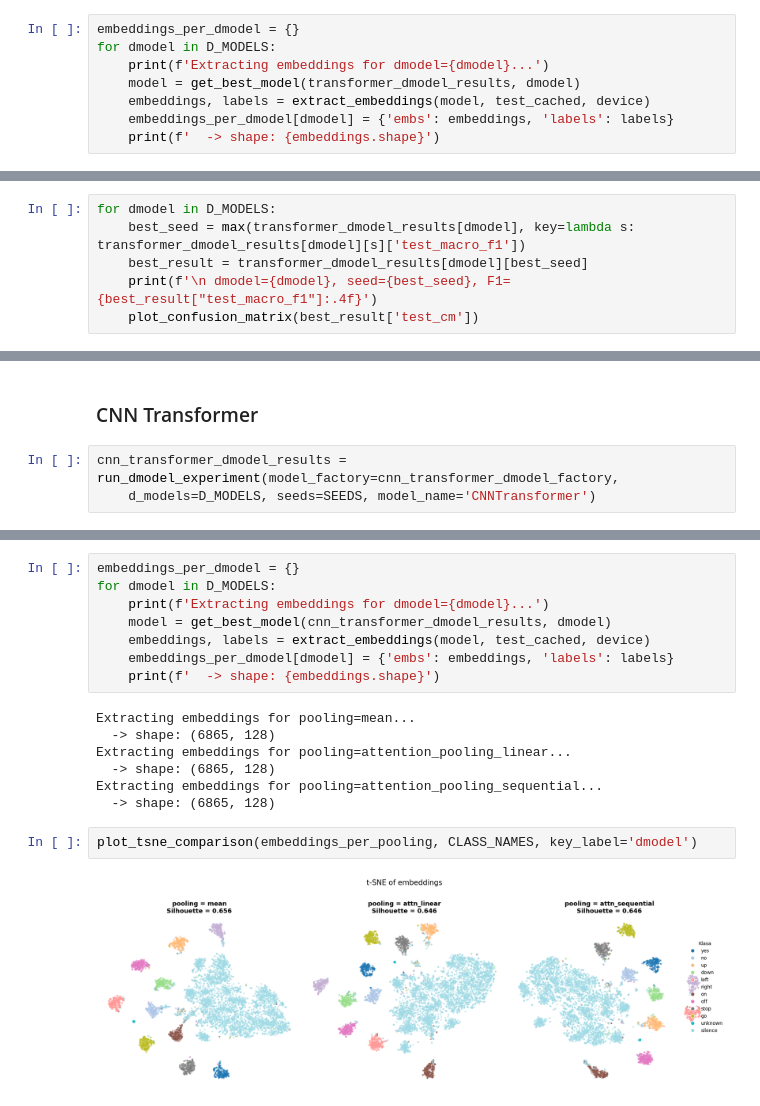
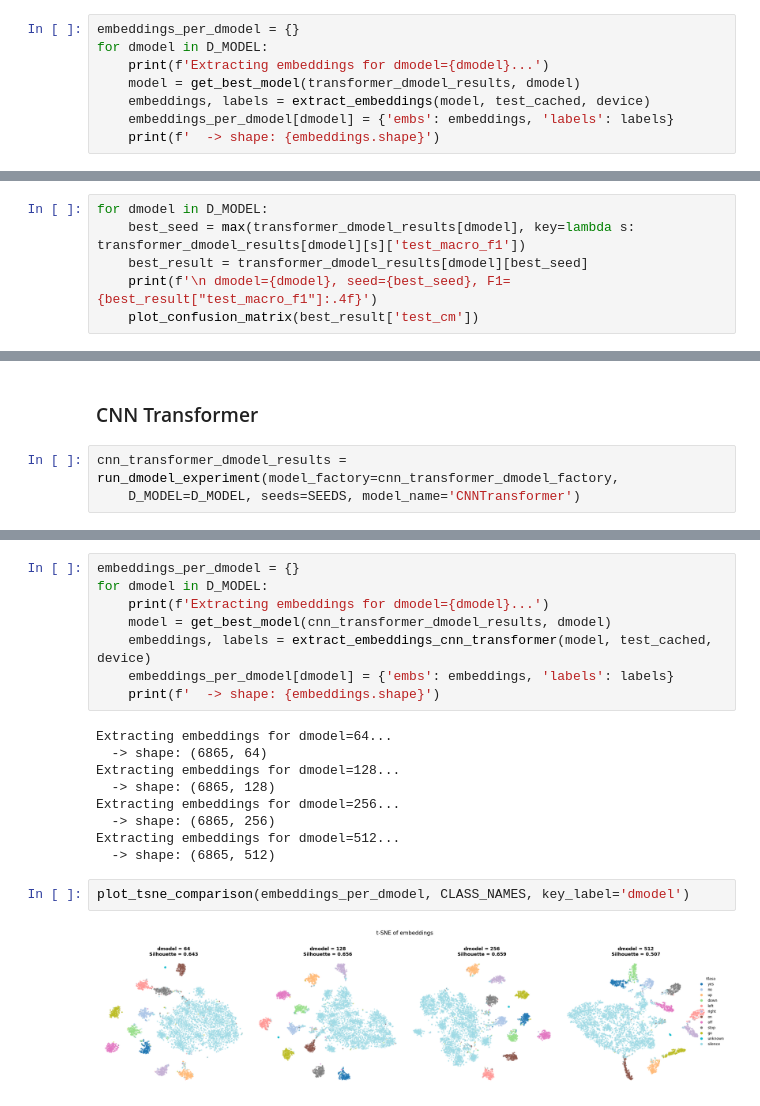
Before and after one commit to sienkozuzanna/transformers-speech-recognition, a Jupyter notebook: experiments/transformer_architecture/embeddings_dimensions.ipynb, the cells around one changed output, grey strips where cells are left out. Saved outputs shown, nothing was run; the diff lists cells and outputs as text.

Commit message:
d_model experiments

```diff
--- a/experiments/transformer_architecture/embeddings_dimension.ipynb
+++ b/experiments/transformer_architecture/embeddings_dimensions.ipynb
@@ -905,7 +178,7 @@ plot_metrics_comparison(summary_df, title='Transformer — D_model Comparison')
 [figure]
 # %%
 embeddings_per_dmodel = {}
-for dmodel in D_MODELS:
+for dmodel in D_MODEL:
     print(f'Extracting embeddings for dmodel={dmodel}...')
     model = get_best_model(transformer_dmodel_results, dmodel)
     embeddings, labels = extract_embeddings(model, test_cached, device)
@@ -925,7 +198,7 @@ plot_tsne_comparison(embeddings_per_dmodel, CLASS_NAMES, key_label='dmodel')
 # %% [output]
 [figure]
 # %%
-for dmodel in D_MODELS:
+for dmodel in D_MODEL:
     best_seed = max(transformer_dmodel_results[dmodel], key=lambda s: transformer_dmodel_results[dmodel][s]['test_macro_f1'])
     best_result = transformer_dmodel_results[dmodel][best_seed]
     print(f'\n dmodel={dmodel}, seed={best_seed}, F1={best_result["test_macro_f1"]:.4f}')
@@ -943,4 +216,4 @@ for dmodel in D_MODELS:
 ### CNN Transformer
 # %%
 cnn_transformer_dmodel_results = run_dmodel_experiment(model_factory=cnn_transformer_dmodel_factory,
-    d_models=D_MODELS, seeds=SEEDS, model_name='CNNTransformer')
+    D_MODEL=D_MODEL, seeds=SEEDS, model_name='CNNTransformer')
@@ -971,20 +264,22 @@ plot_metrics_comparison(summary_df, title='CNN Transformer — D_model Compariso
 # %%
 embeddings_per_dmodel = {}
-for dmodel in D_MODELS:
+for dmodel in D_MODEL:
     print(f'Extracting embeddings for dmodel={dmodel}...')
     model = get_best_model(cnn_transformer_dmodel_results, dmodel)
-    embeddings, labels = extract_embeddings(model, test_cached, device)
+    embeddings, labels = extract_embeddings_cnn_transformer(model, test_cached, device)
     embeddings_per_dmodel[dmodel] = {'embs': embeddings, 'labels': labels}
     print(f'  -> shape: {embeddings.shape}')
 # %% [output]
-Extracting embeddings for pooling=mean...
+Extracting embeddings for dmodel=64...
+  -> shape: (6865, 64)
+Extracting embeddings for dmodel=128...
   -> shape: (6865, 128)
-Extracting embeddings for pooling=attention_pooling_linear...
-  -> shape: (6865, 128)
-Extracting embeddings for pooling=attention_pooling_sequential...
-  -> shape: (6865, 128)
+Extracting embeddings for dmodel=256...
+  -> shape: (6865, 256)
+Extracting embeddings for dmodel=512...
+  -> shape: (6865, 512)
 # %%
-plot_tsne_comparison(embeddings_per_pooling, CLASS_NAMES, key_label='dmodel')
+plot_tsne_comparison(embeddings_per_dmodel, CLASS_NAMES, key_label='dmodel')
 # %% [output]
-[figure, old version]
+[figure, new version]
 # %%
```
Also changed, not shown: parts of 14 cells of this notebook.
